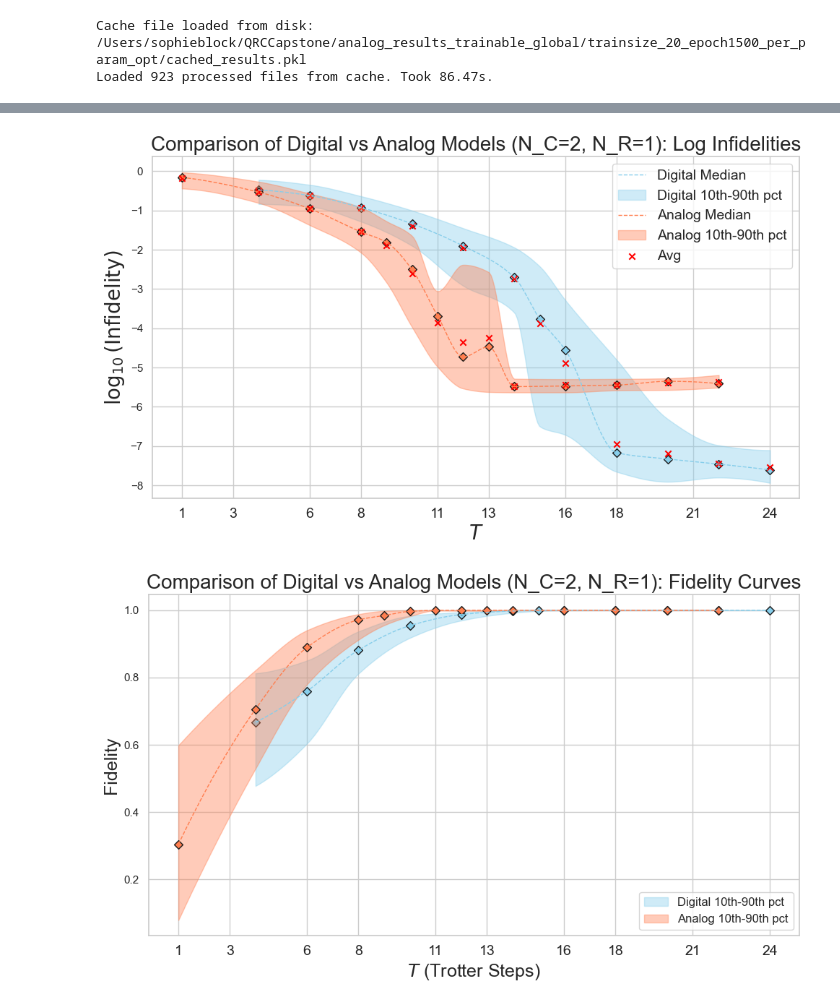
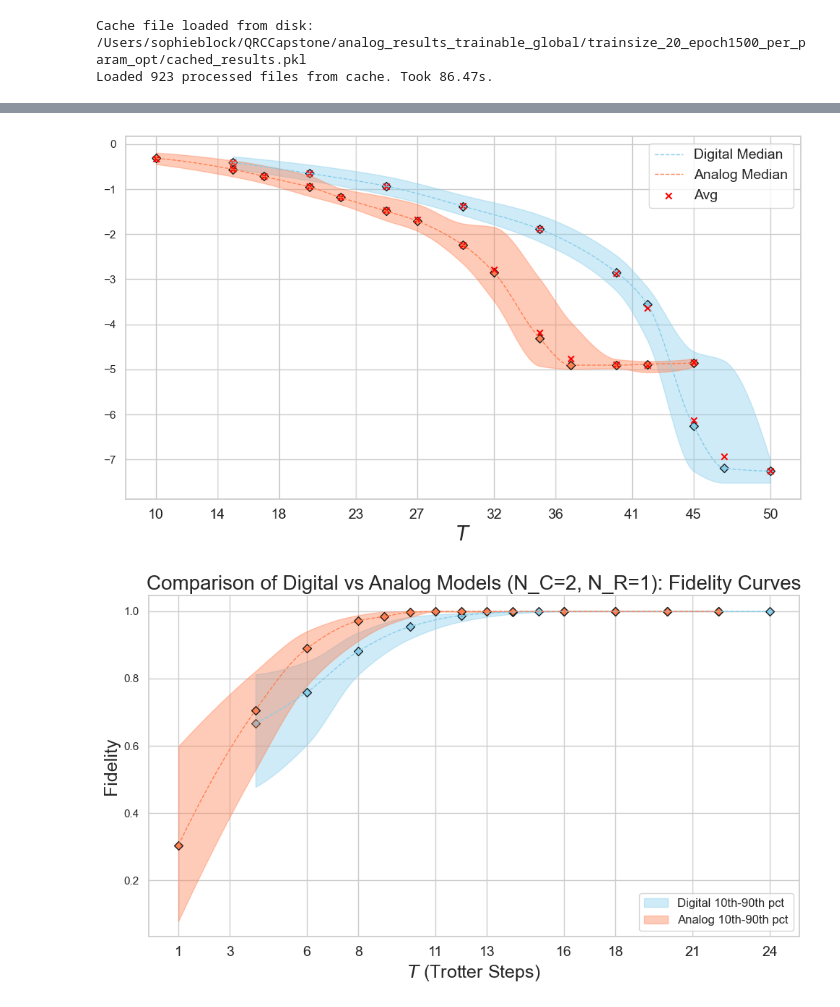
Before and after one commit to sophieblock/qrc, a Jupyter notebook: compare_digital_analog_plots.ipynb, the cells around one changed output, grey strips where cells are left out. Saved outputs shown, nothing was run; the diff lists cells and outputs as text; code cells hidden in the pictures.

```diff
--- a/compare_digital_analog_plots.ipynb
+++ b/compare_digital_analog_plots.ipynb
@@ -600,7 +602,7 @@ def plot_smoothed_comparison_infidelities(
             upper_smooth,
             color=color,
             alpha=0.4,
-            label=f'{model_type} 10th-90th pct'
+            # label=f'{model_type} 10th-90th pct'
         )
 
         # Plot the raw median points
@@ -612,37 +614,37 @@ def plot_smoothed_comparison_infidelities(
             stats['avg'],
             marker='x',
             color='red',
             label=f'Avg' if model_type == 'Analog' else None
         )
 
     # Customize the plot
     plt.xlabel(xlabel, fontsize=20)
-    plt.ylabel(ylabel, fontsize=20)
-    plt.title(title, fontsize=20)
+    # plt.ylabel(ylabel, fontsize=20)
+    # plt.title(title, fontsize=20)
 
     # Set a limited number of x-ticks
     num_xticks = 10
     x_ticks = np.linspace(df_filtered['Trotter_Step'].min(), df_filtered['Trotter_Step'].max(), num_xticks, dtype=int)
     plt.xticks(x_ticks, [str(tick) for tick in x_ticks], fontsize=14)
 
     plt.legend(fontsize=14)
     plt.grid(True)
     plt.tight_layout()
     plt.show()
 
 # Example usage:
 # Compare Digital vs Analog for N_ctrl=2, N_R=1, using raw infidelities -> log10(infidelities).
 plot_smoothed_comparison_infidelities(
     df=df_combined,
-    N_ctrl=2,
+    N_ctrl=3,
     N_R=1,
     xlabel='$T$',
     ylabel=r'$\log_{10}(\text{Infidelity})$',
     title='Comparison of Digital vs Analog Models (N_C=2, N_R=1): Log Infidelities',
     infidelity_col='infidelities'
 )
 # %% [output]
-[figure, old version]
+[figure, new version]
 # %%
 import numpy as np
 import pandas as pd
```
Also changed, not shown: parts of 2 cells of this notebook, 1 other file.
